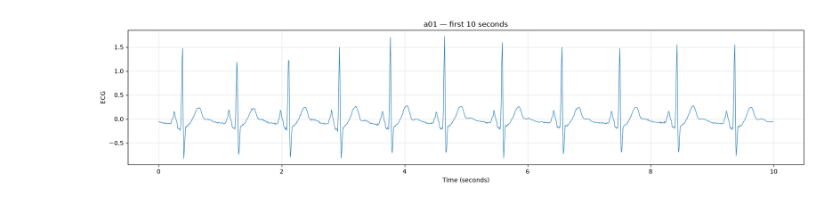
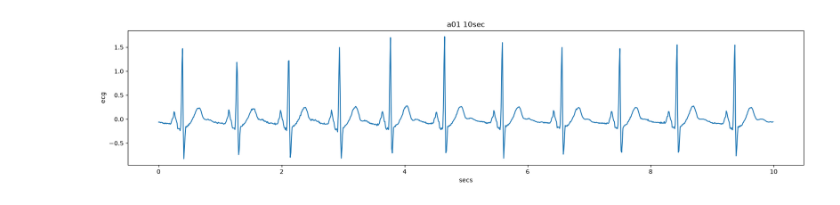
Before and after one commit to MammadHuseyn/apnea-ecg-ml, a Jupyter notebook: notebooks/01_data_loading.ipynb, the cells around one changed output. Saved outputs shown, nothing was run; the diff lists cells and outputs as text; code cells hidden in the pictures.

```diff
--- a/notebooks/01_data_loading.ipynb
+++ b/notebooks/01_data_loading.ipynb
@@ -18,16 +16,15 @@ The autoreload extension is already loaded. To reload it, use:
 # %%
 import matplotlib.pyplot as plt
 import numpy as np
 seconds = 10
 samples = seconds * FS
 t = np.arange(samples) / FS
 
 plt.figure(figsize=(20, 4))
-plt.plot(t, ecg[:samples], linewidth=0.8)
-plt.xlabel("Time (seconds)")
-plt.ylabel("ECG")
-plt.title("a01 — first 10 seconds")
-plt.grid(True, alpha=0.3)
+plt.plot(t, ecg[:samples])
+plt.xlabel("secs")
+plt.ylabel("ecg")
+plt.title("a01 10sec")
 plt.show()
 # %% [output]
-[figure, old version]
+[figure, new version]
```
Also changed, not shown: parts of 1 cell of this notebook, 3 other files.
